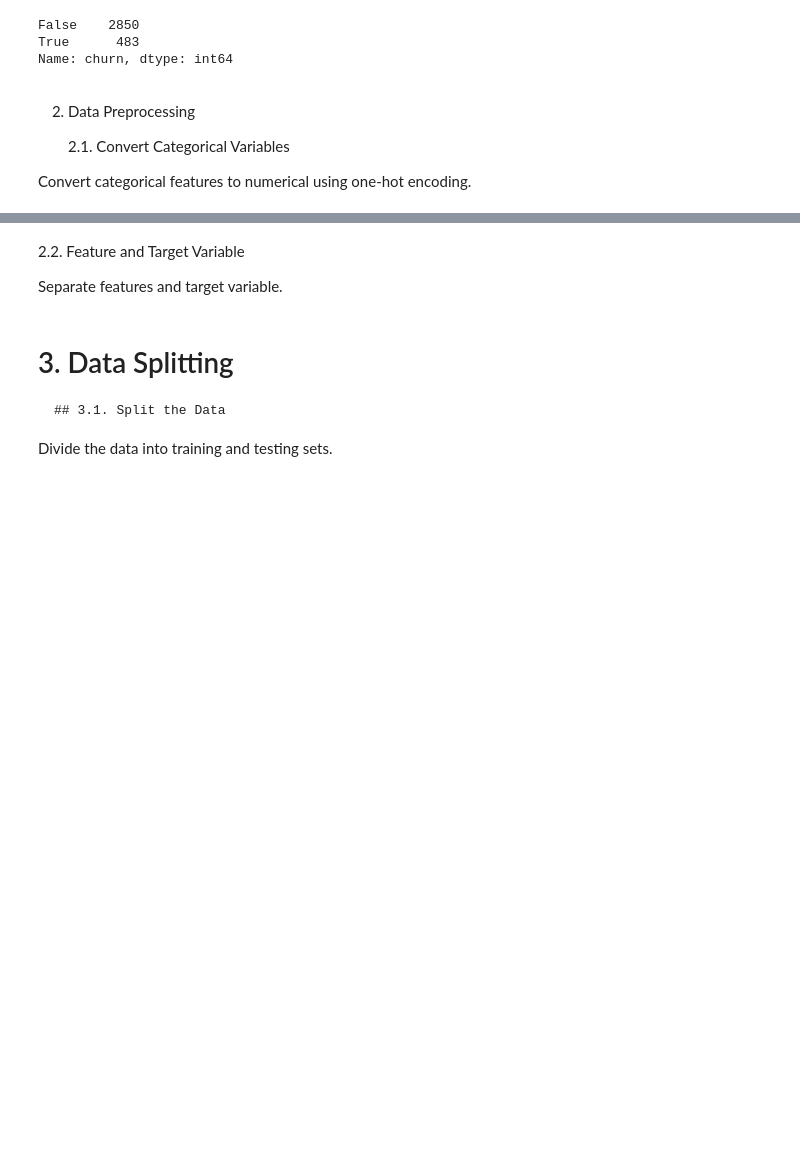
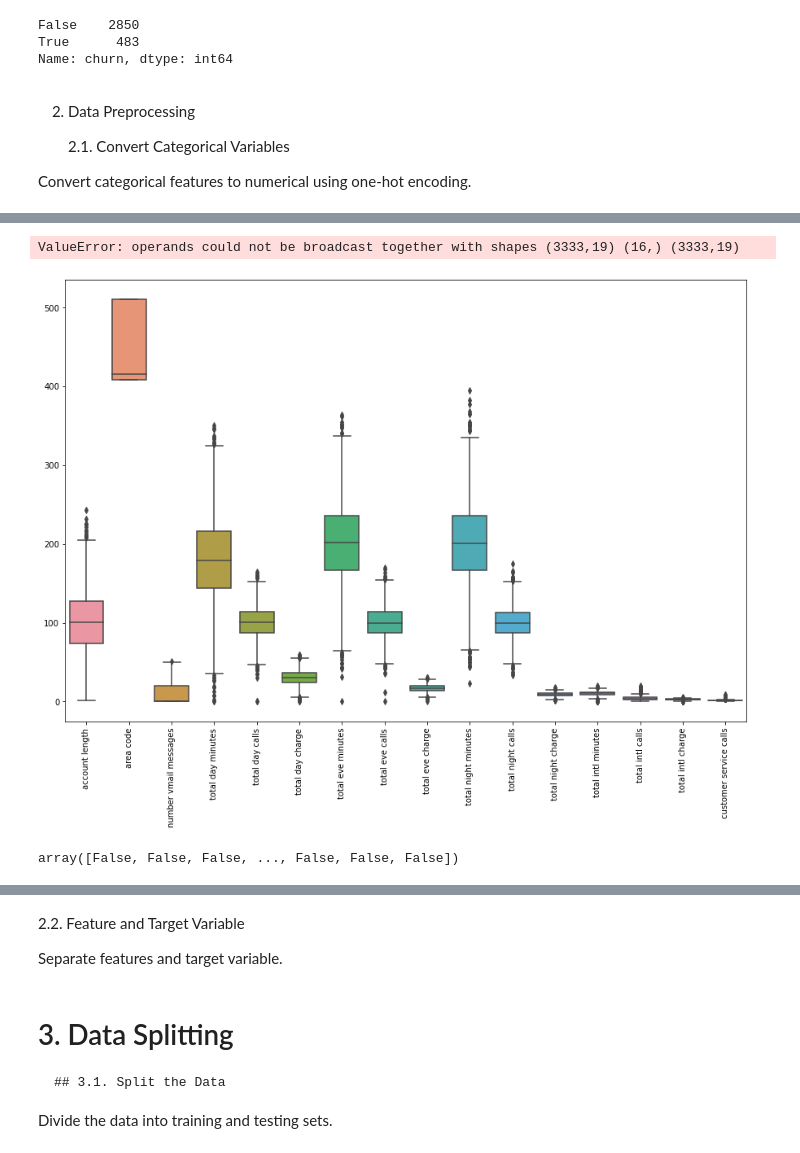
Before and after one commit to marymusyoka/Phase_3_Project, a Jupyter notebook: index.ipynb, the cells around one changed output, grey strips where cells are left out. Cells and saved outputs as stored; diff of their text form; code cells hidden in the pictures; blank space fills up the shorter version.

```diff
--- a/index.ipynb
+++ b/index.ipynb
@@ -278,0 +360,11 @@ df = pd.get_dummies(df, columns=['state', 'international plan', 'voice mail plan
+# %%
+# IQR Method
+Q1 = X.quantile(0.25)
+Q3 = X.quantile(0.75)
+IQR = Q3 - Q1
+
+# Define outliers
+outliers = (X < (Q1 - 1.5 * IQR)) | (X > (Q3 + 1.5 * IQR))
+
+# Print outliers
+print(outliers.sum())  # Count of outliers in each feature
@@ -278,0 +392,25 @@ df = pd.get_dummies(df, columns=['state', 'international plan', 'voice mail plan
+# %%
+# Option 2: Cap/Floor Outliers
+X_capped = X.copy()
+X_capped = np.where(X < (Q1 - 1.5 * IQR), Q1 - 1.5 * IQR, X)
+X_capped = np.where(X > (Q3 + 1.5 * IQR), Q3 + 1.5 * IQR, X)
+# %% [output]
+ValueError: operands could not be broadcast together with shapes (3333,19) (16,) (3333,19)
+# %%
+# Boxplots after handling outliers
+plt.figure(figsize=(15, 10))
+sns.boxplot(data=X_capped)
+plt.xticks(rotation=90)
+plt.show()
+# %% [output]
+[figure, added]
+# %%
+from scipy import stats
+
+# Z-score to detect outliers
+z_scores = stats.zscore(X.select_dtypes(include=[float, int]))
+abs_z_scores = abs(z_scores)
+outliers = (abs_z_scores > 3).any(axis=1)
+outliers
+# %% [output]
+array([False, False, False, ..., False, False, False])
```
Also changed, not shown: parts of 28 cells of this notebook.
